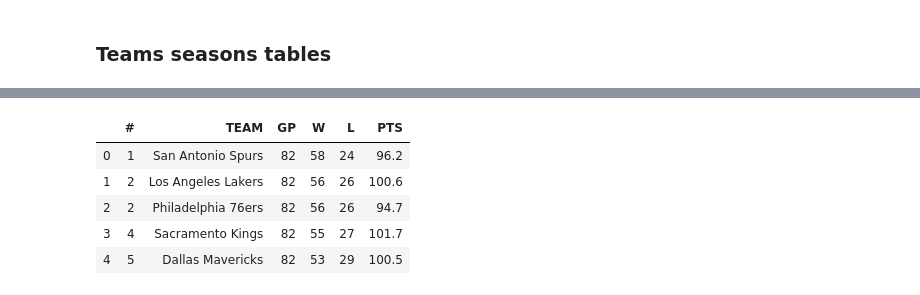
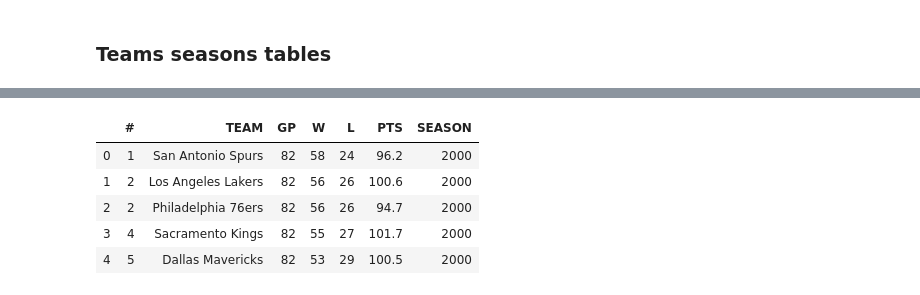
Before and after one commit to KuiiMaldonado/ETL-NBA, a Jupyter notebook: nba_scraping.ipynb, the cells around one changed output, grey strips where cells are left out. Drawn from its saved outputs; the diff is of its cells as text; code cells hidden in the pictures.

```diff
--- a/nba_scraping.ipynb
+++ b/nba_scraping.ipynb
@@ -15,7 +16,7 @@ def scrapeTables(startingSeason, numberOfSeasons, startingObj):
     for x in range(startingObj, (startingObj - numberOfSeasons), -1):
         element = browser.find_by_name('Season').first
         element.select(f'object:{x}')
-        sleep(2)
+        sleep(3)
 
         #Finding the stats table element in html
         html = browser.html
@@ -42,7 +43,7 @@ browser.visit(url)
 # %% [markdown]
 ### Players seasons tables
 # %%
-#Navigate through website the get the stats table of best players from seasons
+#Navigate through website the get the stats table of best players from seasons 2000 to 2019
 
 browser.click_link_by_partial_text('See all Player Stats')
 sleep(1)
@@ -50,5 +51,6 @@ html = browser.html
 soup = bs(html, 'html.parser')
 
 startingSeason = 2000
+numberOfSeasons = 20
 
-players_seasons_dict = scrapeTables(startingSeason, 20, 27)
+players_seasons_dict = scrapeTables(startingSeason, numberOfSeasons, 27)
@@ -66,4 +88,4 @@ sleep(1)
 html = browser.html
 soup = bs(html, 'html.parser')
 
-teams_seasons_dict = scrapeTables(startingSeason, 20, 27)
+teams_seasons_dict = scrapeTables(startingSeason, numberOfSeasons, 27)
@@ -72,5 +114,7 @@ teams_seasons_dict = scrapeTables(startingSeason, 20, 27)
 # %%
-for season in range(startingSeason, (startingSeason + 20), 1):
+for season in range(startingSeason, (startingSeason + numberOfSeasons), 1):
     players_seasons_dict[str(season)] = players_seasons_dict[str(season)][['#', 'Player', 'GP', 'PTS', 'REB', 'AST', 'BLK']]
+    players_seasons_dict[str(season)]['SEASON'] = season
     teams_seasons_dict[str(season)].rename(columns={'Unnamed: 0':'#'}, inplace=True)
     teams_seasons_dict[str(season)] = teams_seasons_dict[str(season)][['#', 'TEAM', 'GP', 'W', 'L', 'PTS']]
+    teams_seasons_dict[str(season)]['SEASON'] = season
@@ -77,9 +139,9 @@ for season in range(startingSeason, (startingSeason + 20), 1):
 # %%
-teams_seasons_dict['2000'].head()
+teams_seasons_dict[str(startingSeason)].head()
 # %% [output]
-|  | # | TEAM | GP | W | L | PTS |
-| 0 | 1 | San Antonio Spurs | 82 | 58 | 24 | 96.2 |
-| 1 | 2 | Los Angeles Lakers | 82 | 56 | 26 | 100.6 |
-| 2 | 2 | Philadelphia 76ers | 82 | 56 | 26 | 94.7 |
-| 3 | 4 | Sacramento Kings | 82 | 55 | 27 | 101.7 |
-| 4 | 5 | Dallas Mavericks | 82 | 53 | 29 | 100.5 |
+|  | # | TEAM | GP | W | L | PTS | SEASON |
+| 0 | 1 | San Antonio Spurs | 82 | 58 | 24 | 96.2 | 2000 |
+| 1 | 2 | Los Angeles Lakers | 82 | 56 | 26 | 100.6 | 2000 |
+| 2 | 2 | Philadelphia 76ers | 82 | 56 | 26 | 94.7 | 2000 |
+| 3 | 4 | Sacramento Kings | 82 | 55 | 27 | 101.7 | 2000 |
+| 4 | 5 | Dallas Mavericks | 82 | 53 | 29 | 100.5 | 2000 |
```
Also changed, not shown: parts of 13 cells of this notebook.
